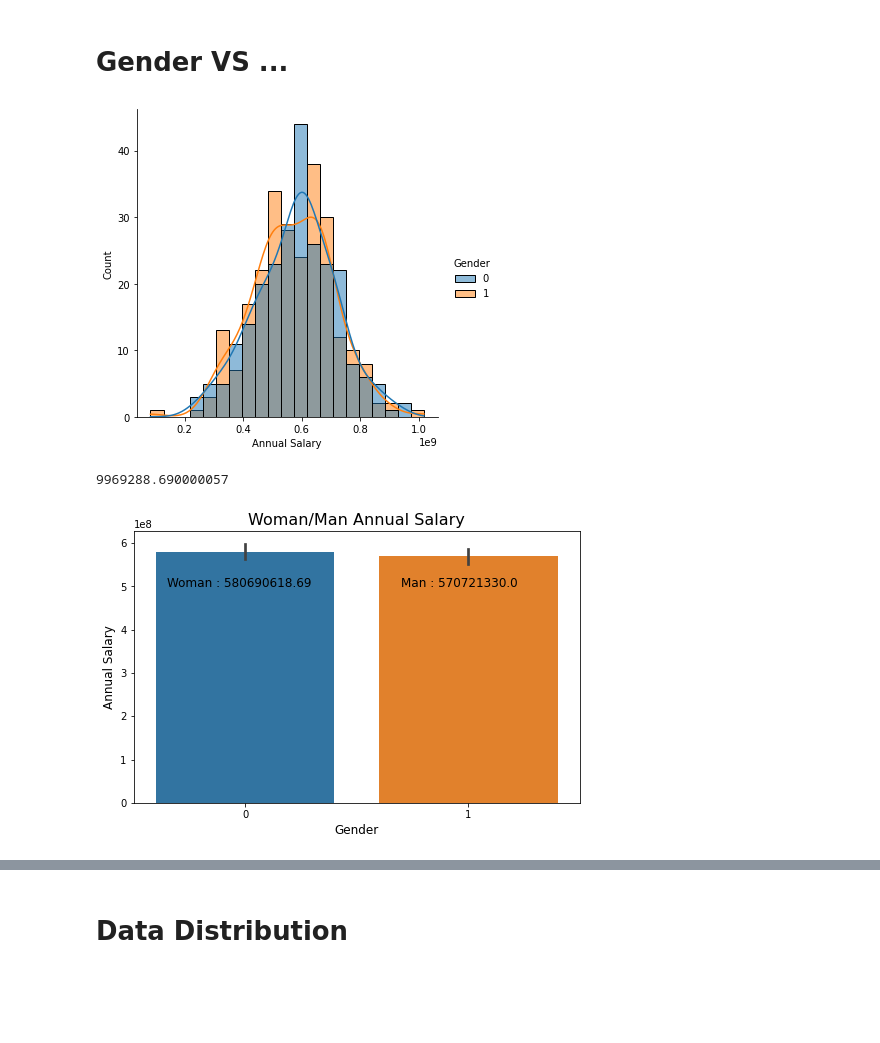
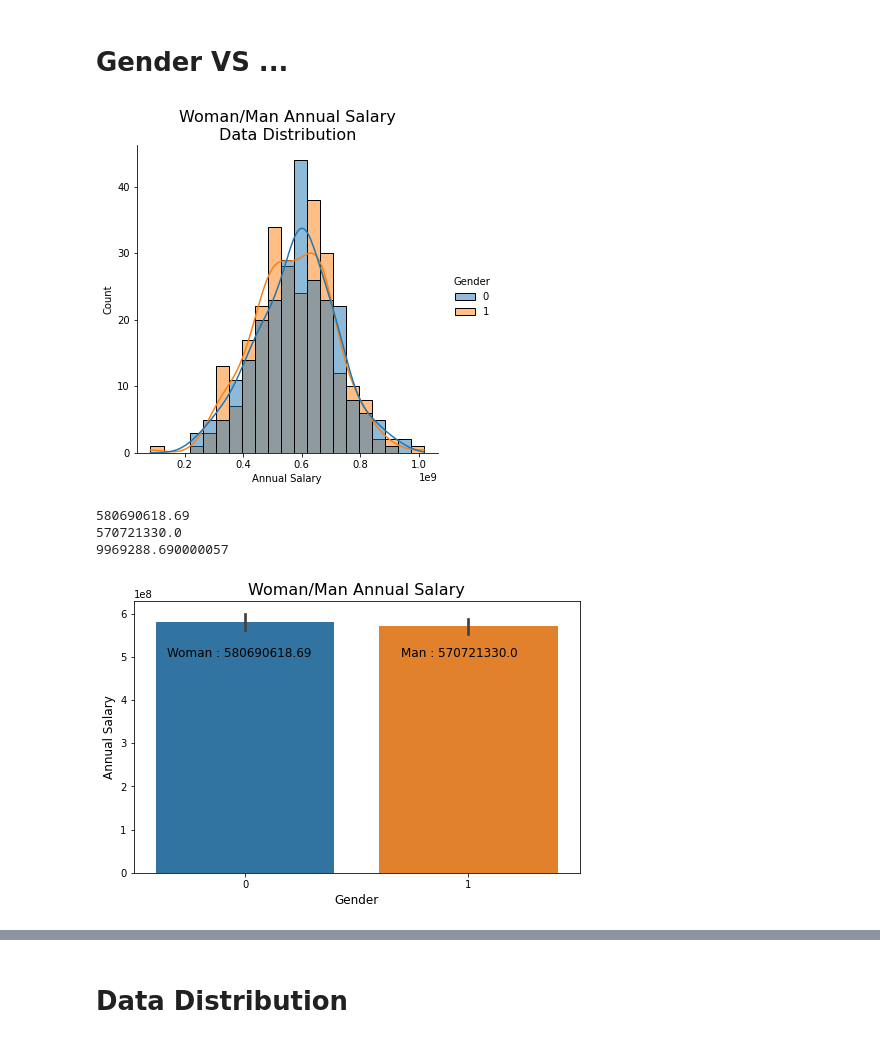
Before and after one commit to mari-bangkit/prediction-model, a Jupyter notebook: model/Data Analysis & Modelling.ipynb, the cells around one changed output, grey strips where cells are left out. Cells and saved outputs as stored; diff of their text form; code cells hidden in the pictures; blank space fills up the shorter version.

Commit message:
Update several visualizations and terms

```diff
--- a/model/Data Analysis & Modelling.ipynb
+++ b/model/Data Analysis & Modelling.ipynb
@@ -102,10 +100,11 @@ plt.show()
 # Gender VS ...
 # %%
 sns.displot(data=df, x='Annual Salary', kde=True, hue='Gender')
+plt.title("Woman/Man Annual Salary\nData Distribution", fontsize=16)
 
 plt.show()
 # %% [output]
-[figure, old version]
+[figure, new version]
 # %%
 plt.figure(figsize=(8, 5))
 
@@ -130,10 +129,14 @@ plt.annotate(f"Man : {man_annual}", xy=(0.7, 5e8), fontsize=12)
 plt.xlabel('Gender', fontsize=12)
 plt.ylabel('Annual Salary', fontsize=12)
 
-print(abs(man_annual - woman_annual))
+print(woman_annual)
+print(man_annual)
+print(abs(woman_annual - man_annual))
 
 plt.show()
 # %% [output]
+580690618.69
+570721330.0
 9969288.690000057
 [figure]
 # %%
```
Also changed, not shown: parts of 14 cells of this notebook.
